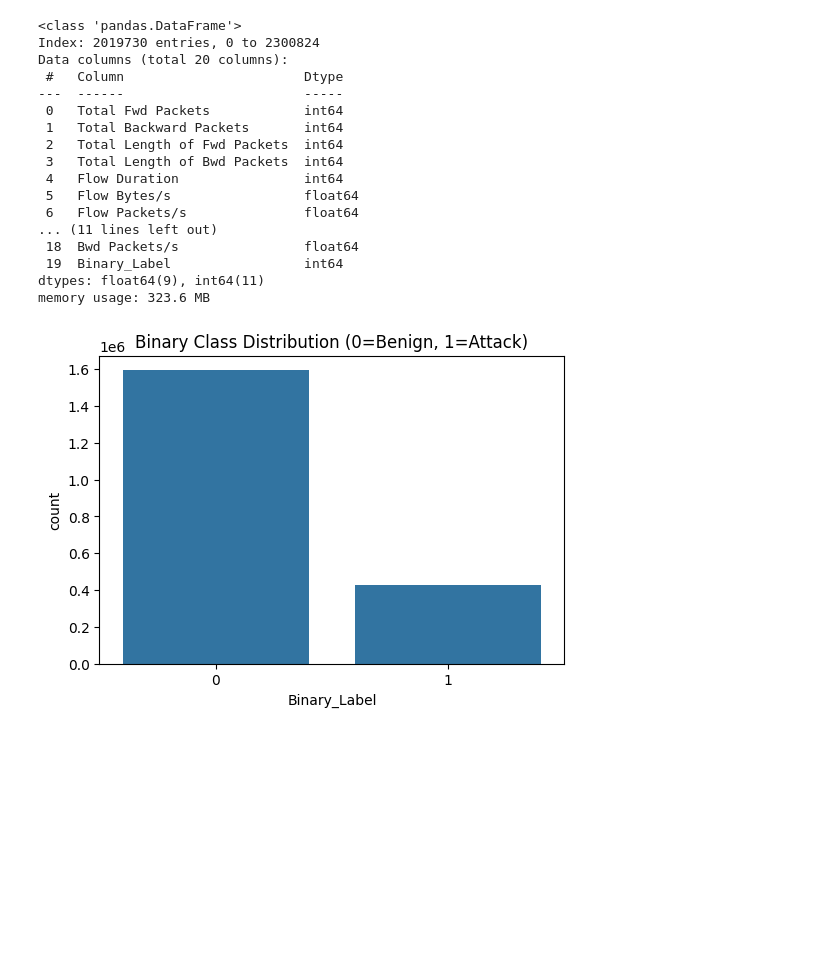
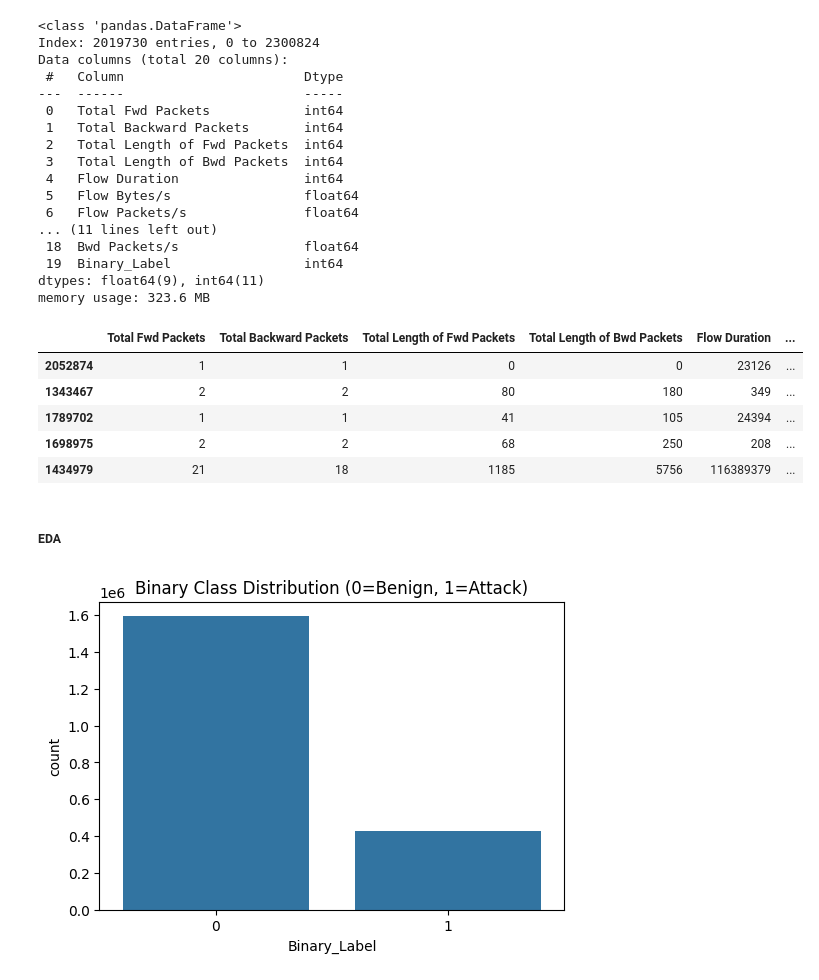
Before and after one commit to akanksha-dev9/Intrusion-Detection-System, a Jupyter notebook: src/train.ipynb, the cells around one changed output. Drawn from its saved outputs; the diff is of its cells as text; code cells hidden in the pictures; blank space fills up the shorter version.

```diff
--- a/src/train.ipynb
+++ b/src/train.ipynb
@@ -83,6 +83,17 @@ Data columns (total 20 columns):
  19  Binary_Label                 int64
 dtypes: float64(9), int64(11)
 memory usage: 323.6 MB
+# %%
+df.sample(5)
+# %% [output]
+|  | Total Fwd Packets | Total Backward Packets | Total Length of Fwd Packets | Total Length of Bwd Packets | Flow Duration | ... |
+| 2052874 | 1 | 1 | 0 | 0 | 23126 | ... |
+| 1343467 | 2 | 2 | 80 | 180 | 349 | ... |
+| 1789702 | 1 | 1 | 41 | 105 | 24394 | ... |
+| 1698975 | 2 | 2 | 68 | 250 | 208 | ... |
+| 1434979 | 21 | 18 | 1185 | 5756 | 116389379 | ... |
+# %% [markdown]
+##### EDA
 # %%
 X = df.drop(['Binary_Label'], axis=1)  #input output split
 y = df["Binary_Label"]
```
Also changed, not shown: parts of 8 cells of this notebook.
